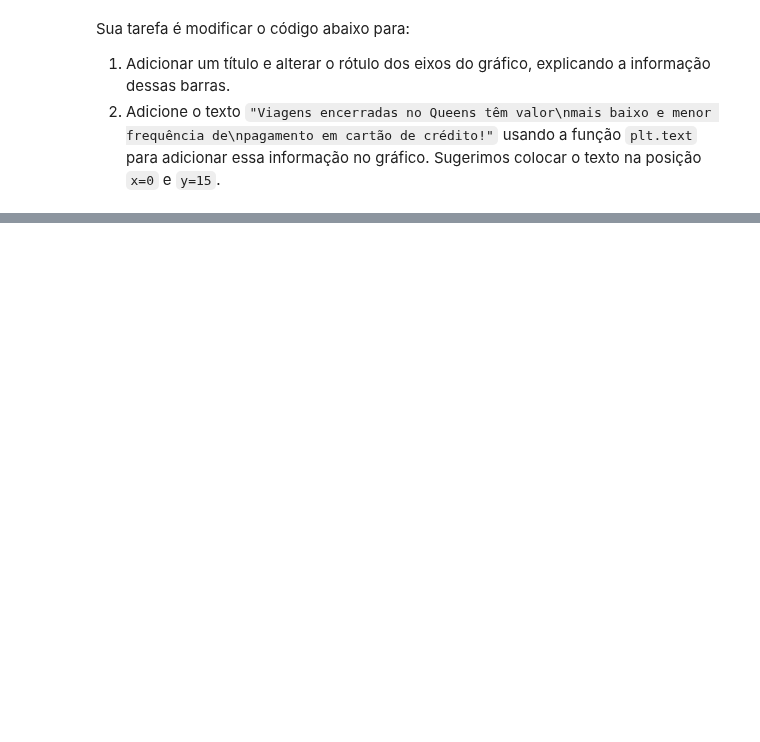
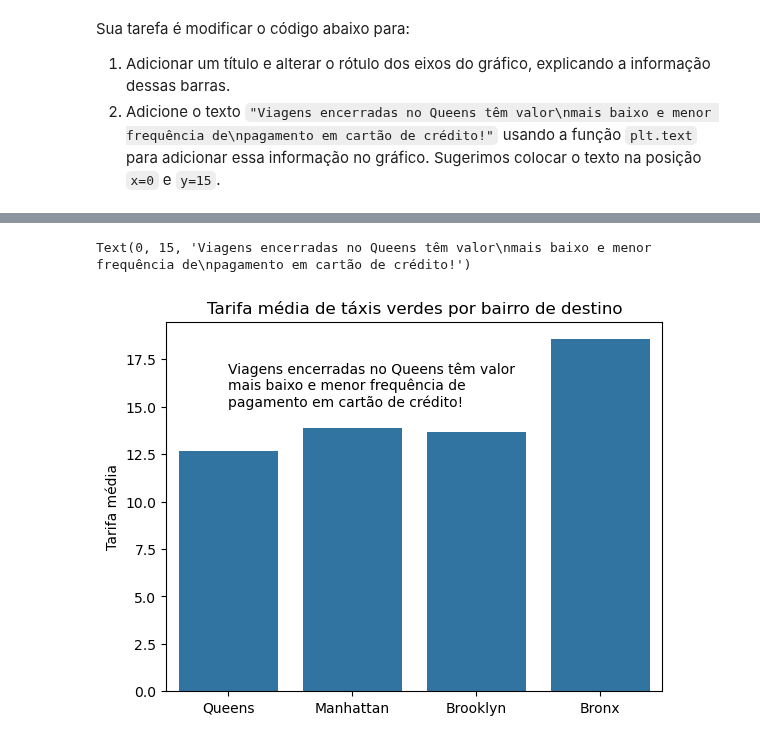
Before and after one commit to lthevenard/curso_prog, a Jupyter notebook: assets/_hidden/exercícios/exercícios_aula9_turmaA.ipynb, the cells around one changed output, grey strips where cells are left out. Drawn from its saved outputs; the diff is of its cells as text; code cells hidden in the pictures; blank space fills up the shorter version.

```diff
--- a/assets/_hidden/exercícios/exercícios_aula9_turmaA.ipynb
+++ b/assets/_hidden/exercícios/exercícios_aula9_turmaA.ipynb
@@ -90,0 +122,24 @@ sns.barplot(
+# %%
+fig, ax = plt.subplots()
+
+sns.barplot(
+    x="dropoff_borough",
+    y="fare",
+    data=green_taxis,
+    errorbar=None,
+    ax=ax,
+)
+
+# adicione seu código abaixo
+ax.set_title("Tarifa média de táxis verdes por bairro de destino")
+ax.set_ylabel("Tarifa média")
+ax.set_xlabel("")
+
+ax.text(
+    s=t,
+    x=0,
+    y=15,
+)
+# %% [output]
+Text(0, 15, 'Viagens encerradas no Queens têm valor\nmais baixo e menor frequência de\npagamento em cartão de crédito!')
+[figure, added]
```
Also changed, not shown: parts of 7 cells of this notebook, 3 other files.
